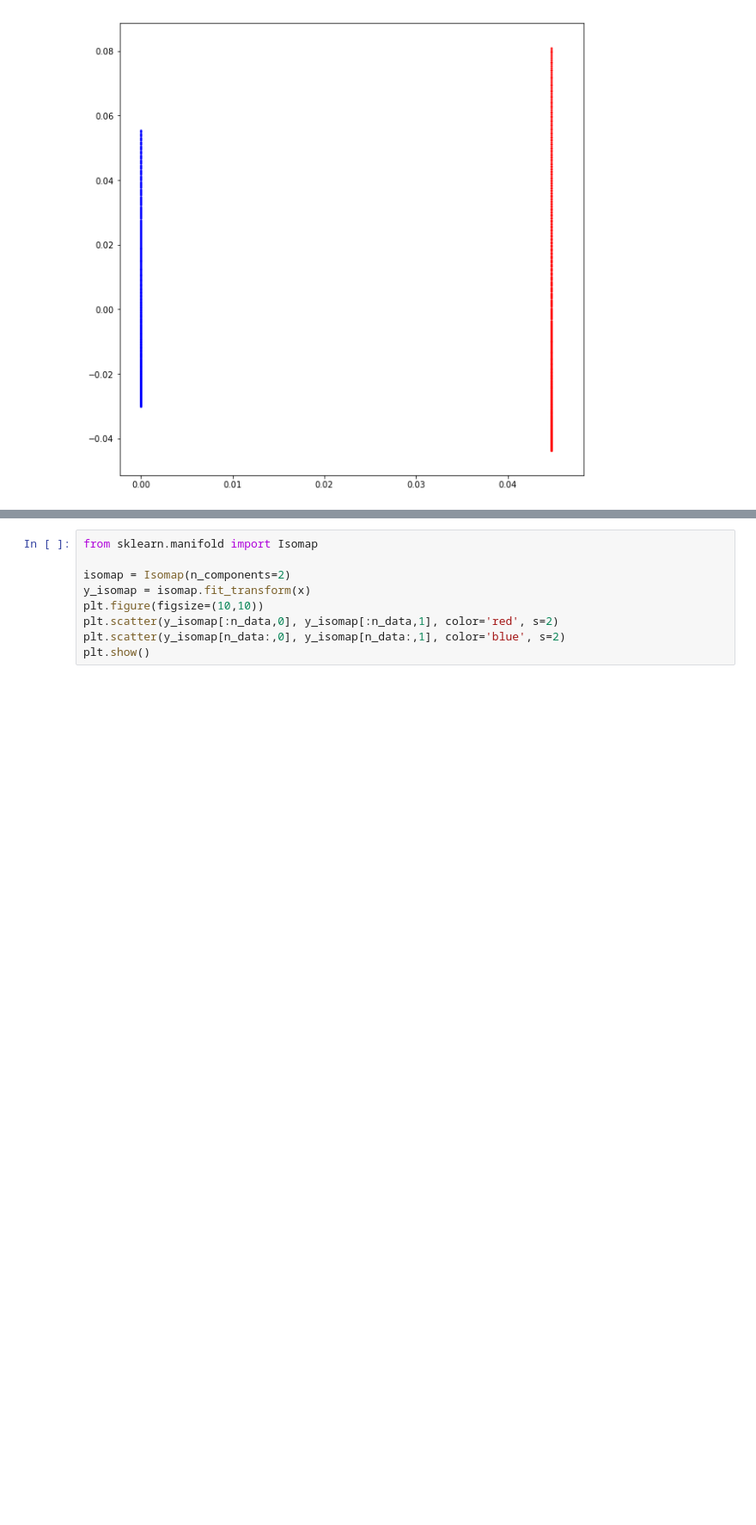
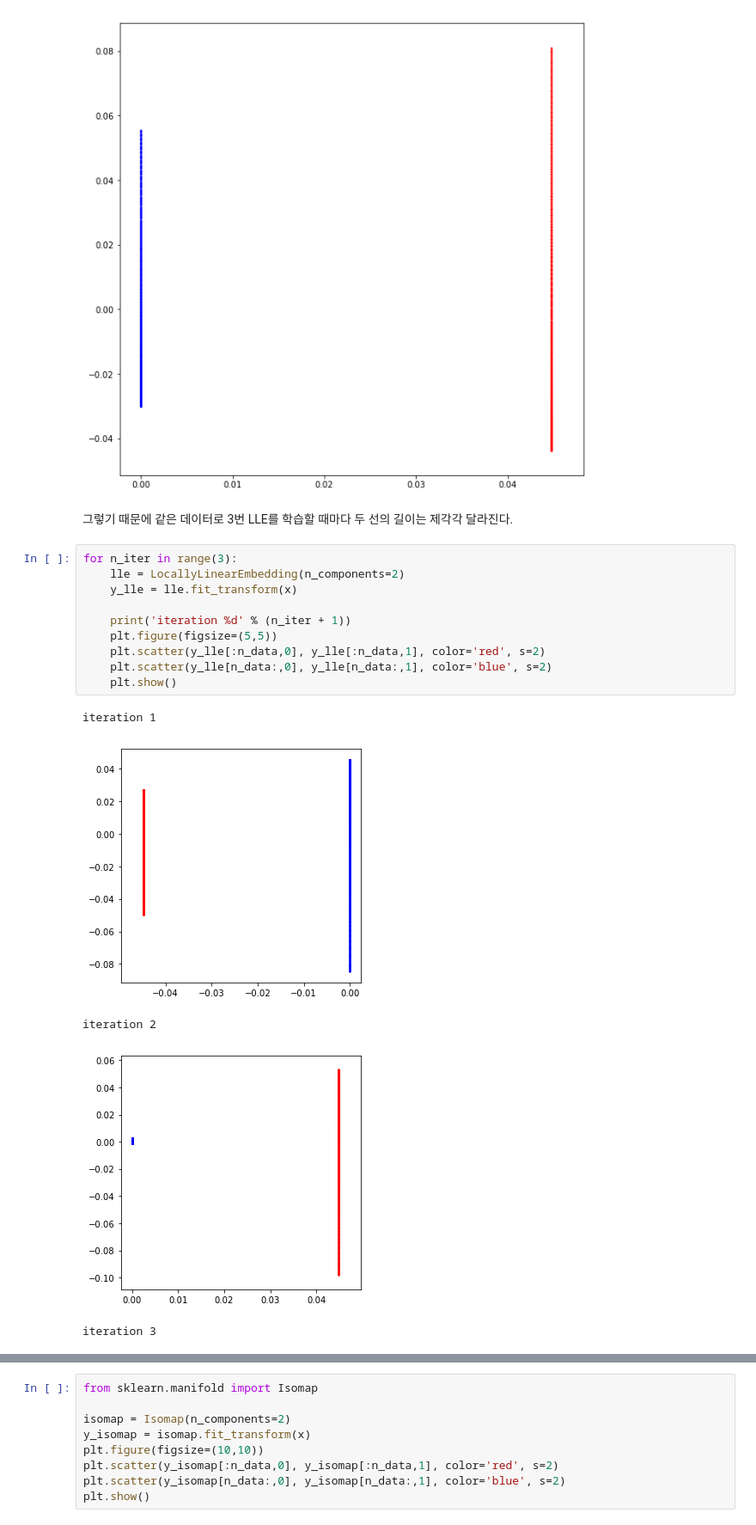
Before and after one commit to lovit/archive_kmeans_study, a Jupyter notebook: tutorials/kmeans_ensemble.ipynb, the cells around one changed output, grey strips where cells are left out. Shown at 86% size. Cells and saved outputs as stored; diff of their text form; blank space fills up the shorter version.

```diff
--- a/tutorials/kmeans_ensemble.ipynb
+++ b/tutorials/kmeans_ensemble.ipynb
@@ -119,3 +178,21 @@ plt.scatter(y_lle[n_data:,0], y_lle[n_data:,1], color='blue', s=2)
 plt.show()
 # %% [output]
 [figure]
+# %% [markdown]
+그렇기 때문에 같은 데이터로 3번 LLE를 학습할 때마다 두 선의 길이는 제각각 달라진다.
+# %%
+for n_iter in range(3):
+    lle = LocallyLinearEmbedding(n_components=2)
+    y_lle = lle.fit_transform(x)
+
+    print('iteration %d' % (n_iter + 1))
+    plt.figure(figsize=(5,5))
+    plt.scatter(y_lle[:n_data,0], y_lle[:n_data,1], color='red', s=2)
+    plt.scatter(y_lle[n_data:,0], y_lle[n_data:,1], color='blue', s=2)
+    plt.show()
+# %% [output]
+iteration 1
+[figure, added]
+iteration 2
+[figure, added]
+iteration 3
```
Also changed, not shown: parts of 22 cells of this notebook, 1 other file.
